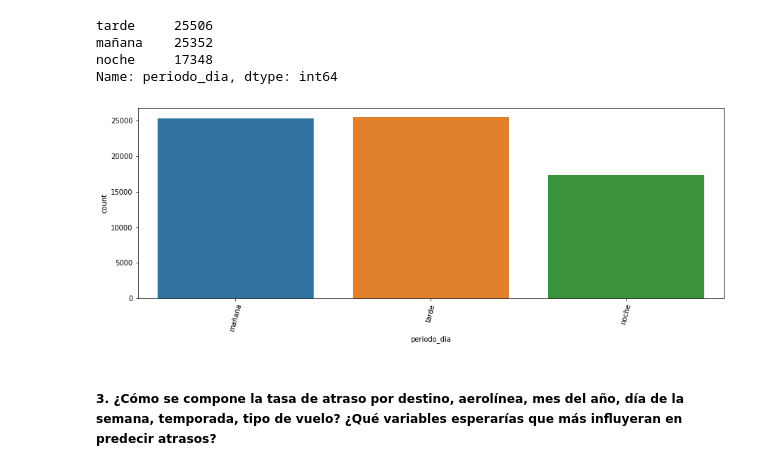
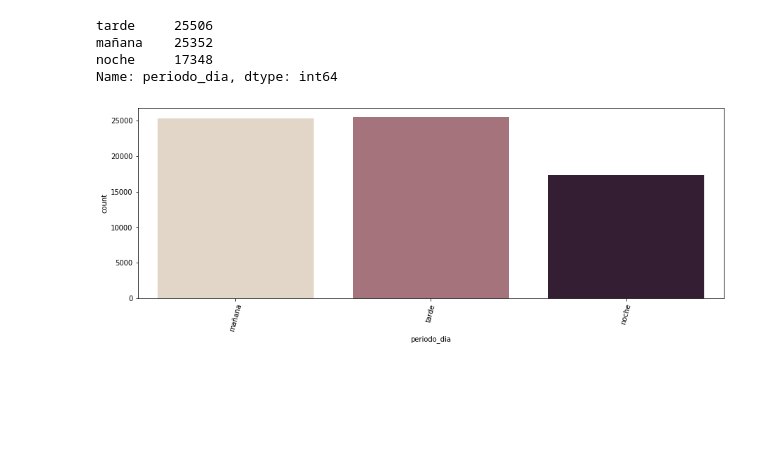
Before and after one commit to OsvaldoMedina/LATAM-Airlines, a Jupyter notebook: solution.ipynb, the cells around one changed output. Drawn from its saved outputs; the diff is of its cells as text; code cells hidden in the pictures; blank space fills up the shorter version.

```diff
--- a/solution.ipynb
+++ b/solution.ipynb
@@ -406,10 +413,8 @@ noche     17348
 Name: periodo_dia, dtype: int64
 # %%
 plt.figure(figsize=(15,5))
-sns.countplot(x='periodo_dia', data=df)
+sns.countplot(x='periodo_dia', palette="ch:.25", data=df)
 plt.xticks(rotation=75)
 plt.show()
 # %% [output]
-[figure, old version]
+[figure, new version]
-# %% [markdown]
-##### 3. ¿Cómo se compone la tasa de atraso por destino, aerolínea, mes del año, día de la semana, temporada, tipo de vuelo? ¿Qué variables esperarías que más influyeran en predecir atrasos?
```
Also changed, not shown: parts of 32 cells of this notebook.
